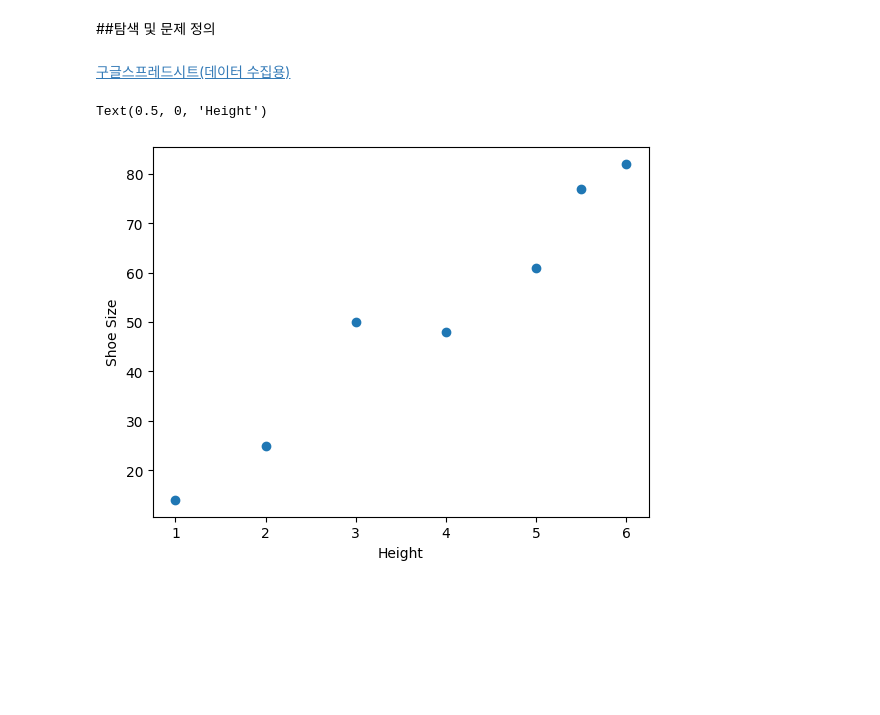
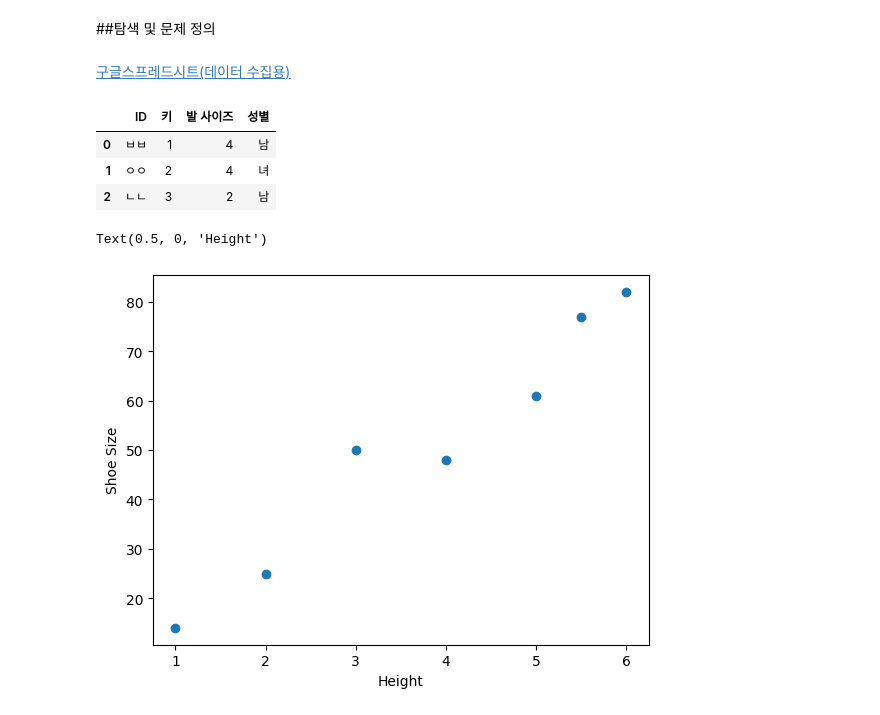
Before and after one commit to Potdooshami/The-3rd-POSTECH-Youth-Mathematical-Artificial-Intelligence-Academy, a Jupyter notebook: PYMAIA3_SVM실습.ipynb, the cells around one changed output. Drawn from its saved outputs; the diff is of its cells as text; code cells hidden in the pictures; blank space fills up the shorter version.

```diff
--- a/PYMAIA3_SVM실습.ipynb
+++ b/PYMAIA3_SVM실습.ipynb
@@ -14,6 +16,21 @@ import numpy as np
 # 로우 데이터 불러 오기
 xs = [1,2,3,4,5,6,5.5]
 ys = [14,25,50,48,61,82,77]
+# %%
+
+import io
+import pandas as pd
+pd.read_csv(io.StringIO('''
+ID,키,발 사이즈,성별
+ㅂㅂ,1,4,남
+ㅇㅇ,2,4,녀
+ㄴㄴ,3,2,남
+'''), header=None)
+# %% [output]
+|  | ID | 키 | 발 사이즈 | 성별 |
+| 0 | ㅂㅂ | 1 | 4 | 남 |
+| 1 | ㅇㅇ | 2 | 4 | 녀 |
+| 2 | ㄴㄴ | 3 | 2 | 남 |
 # %%
 # 데이터 시각화
 fig,ax = plt.subplots()
```
Also changed, not shown: parts of 2 cells of this notebook.
